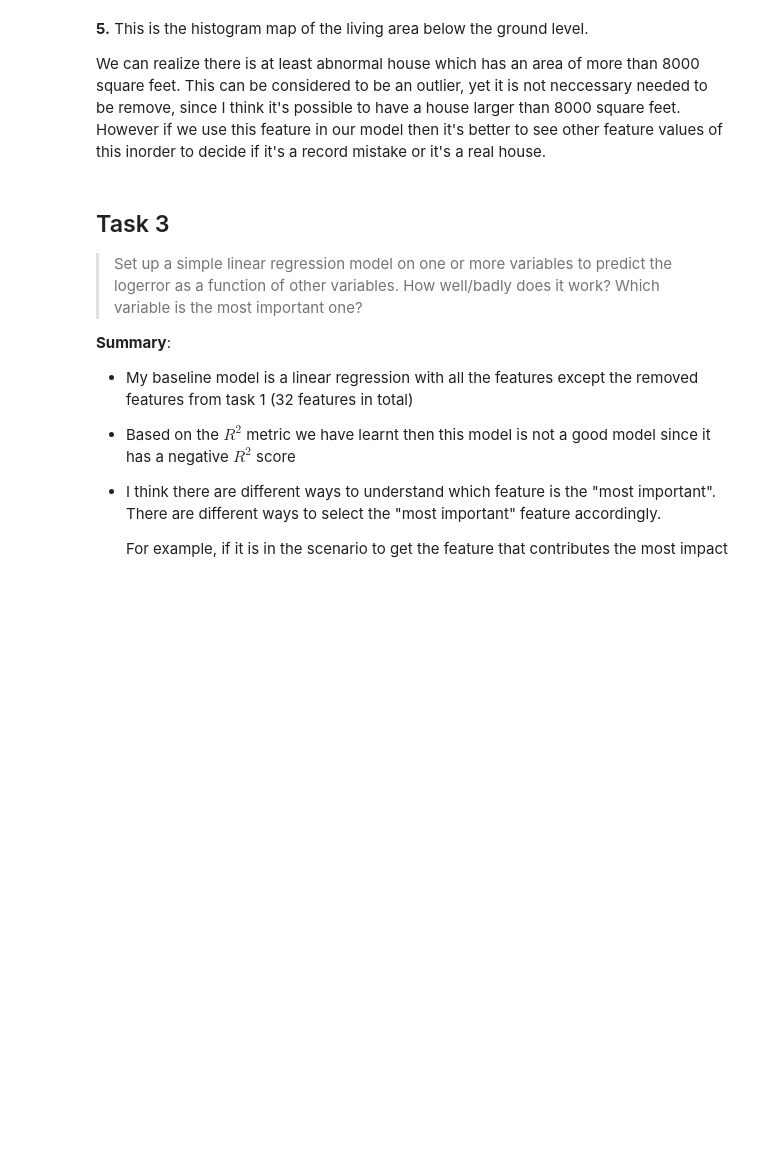
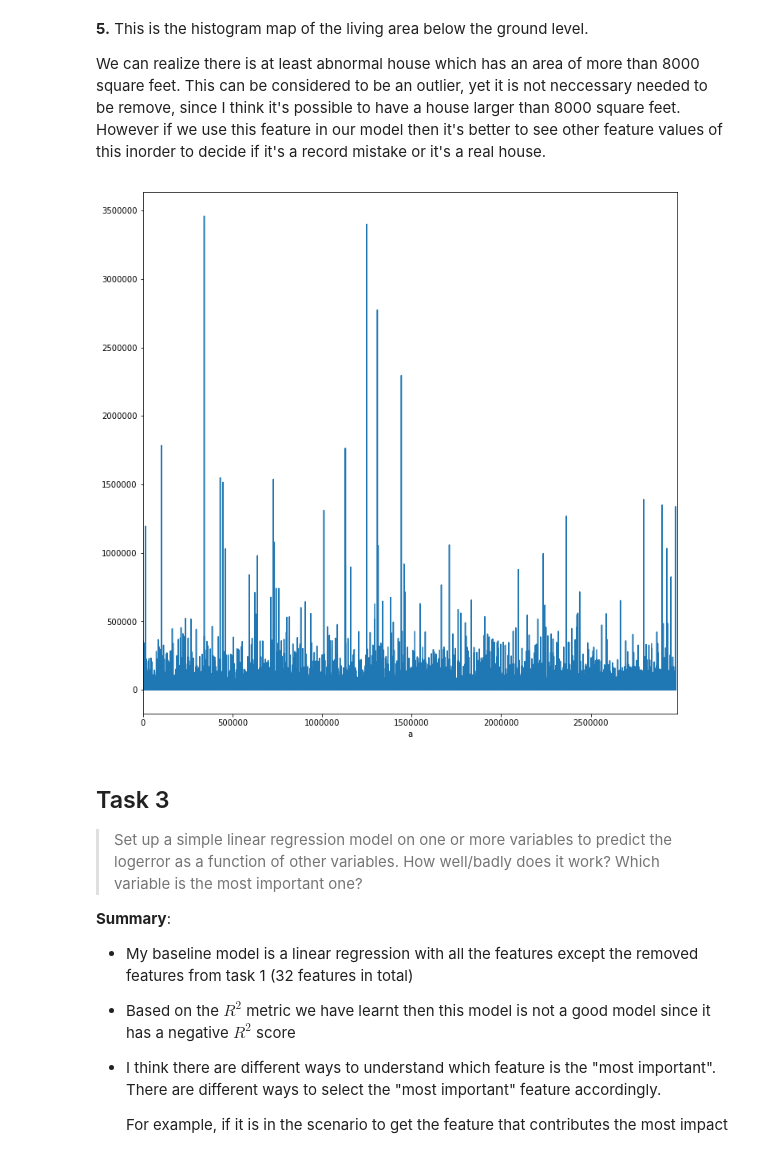
Before and after one commit to trungnguyencs/Automatic-Singing-Evaluation, a Jupyter notebook: HW2/HW2.ipynb, the cells around one changed output. Cells and saved outputs as stored; diff of their text form; code cells hidden in the pictures; blank space fills up the shorter version.

```diff
--- a/HW2/Ex1.ipynb
+++ b/HW2/HW2.ipynb
@@ -231,11 +231,13 @@ plt.show()
 **5.** This is the histogram map of the living area below the ground level.
 
 We can realize there is at least abnormal house which has an area of more than 8000 square feet. This can be considered to be an outlier, yet it is not neccessary needed to be remove, since I think it's possible to have a house larger than 8000 square feet. However if we use this feature in our model then it's better to see other feature values of this inorder to decide if it's a record mistake or it's a real house.
-# %%
-df.set_index(['date'],inplace=True)
-plt.figure()
-df.plot()
-plt.show()
+# %%
+plt.subplots(figsize=(12,12))
+plt.xlabel('a')
+df['taxamount'].plot.line()
+plt.show()
+# %% [output]
+[figure, added]
 # %% [markdown]
 ## Task 3
 
```
Also changed, not shown: parts of 6 cells of this notebook, 1 other file.
